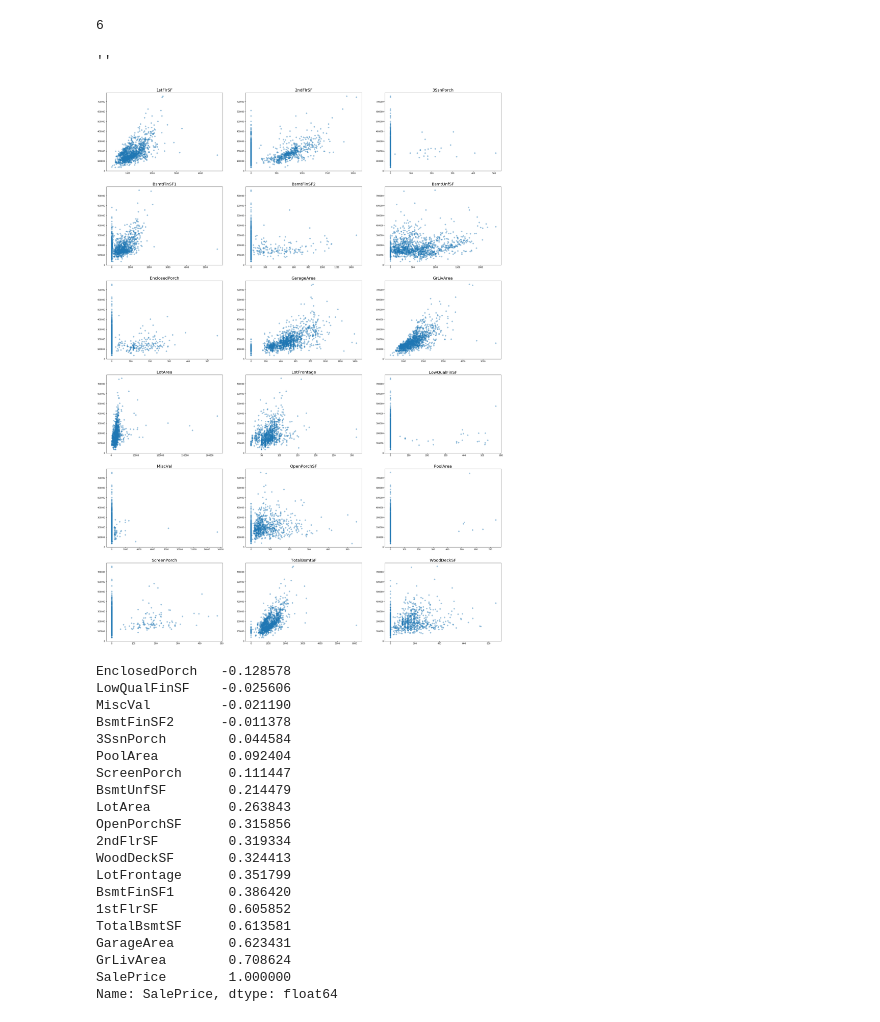
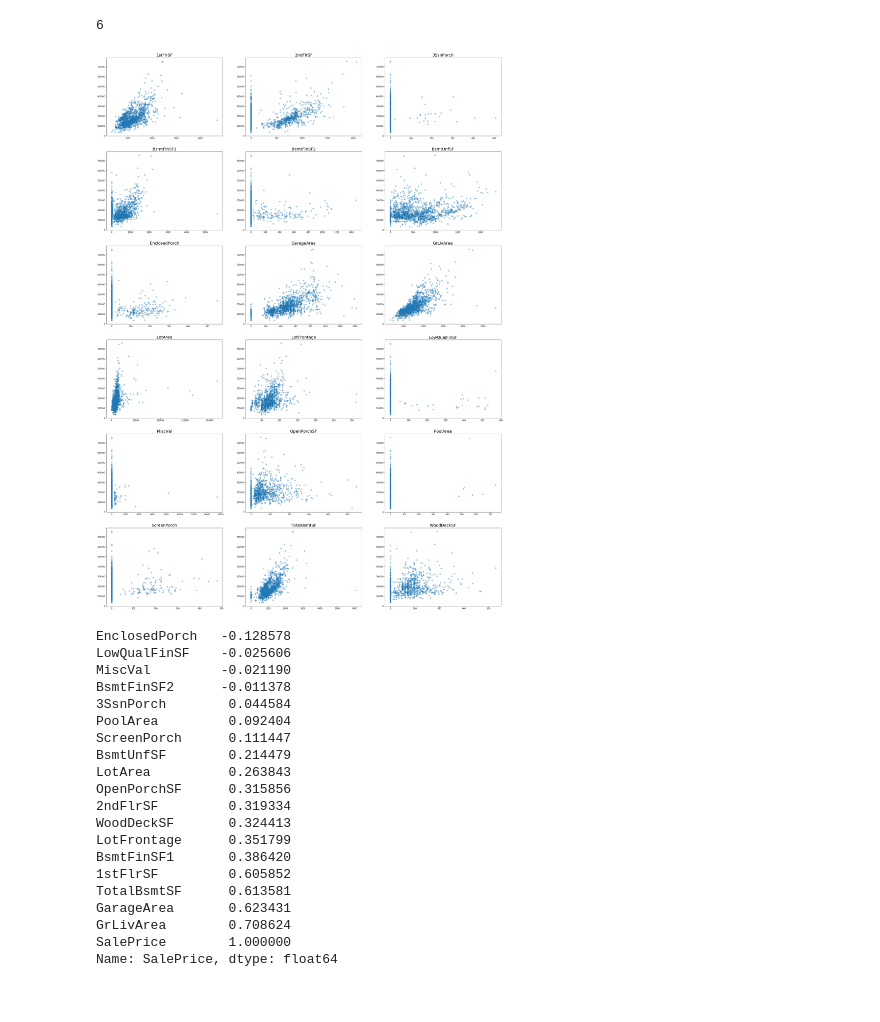
Before and after one commit to chirlas24/kaggle_HousingPricePredictor, a Jupyter notebook: HouseRate_GRN.ipynb, the cells around one changed output. Saved outputs shown, nothing was run; the diff lists cells and outputs as text; code cells hidden in the pictures.

```diff
--- a/HouseRate_GRN.ipynb
+++ b/HouseRate_GRN.ipynb
@@ -129,32 +129,25 @@ a = int(len(num_features)/3)
 a
 # %% [output]
 6
-# %%
-fig, ax = plt.subplots(a, 3, figsize=(35,50))
-
-for i, feature in enumerate(num_features):
-    if i < 3:
-        ax[0, i].scatter(train_data[feature], train_data['SalePrice'], alpha=0.4)
-        ax[0, i].set_title(feature, fontsize=20)
-    if i < 6 and i >= 3:
-        ax[1, i-3].scatter(train_data[feature], train_data['SalePrice'], alpha=0.4)
-        ax[1, i-3].set_title(feature, fontsize=20)
-    if i < 9 and i >= 6:
-        ax[2, i-6].scatter(train_data[feature], train_data['SalePrice'], alpha=0.4)
-        ax[2, i-6].set_title(feature, fontsize=20)
-    if i < 12 and i >= 9:
-        ax[3, i-9].scatter(train_data[feature], train_data['SalePrice'], alpha=0.4)
-        ax[3, i-9].set_title(feature, fontsize=20)
-    if i < 15 and i >= 12:
-        ax[4, i-12].scatter(train_data[feature], train_data['SalePrice'], alpha=0.4)
-        ax[4, i-12].set_title(feature, fontsize=20)
-    if i < 18 and i >= 15:
-        ax[5, i-15].scatter(train_data[feature], train_data['SalePrice'], alpha=0.4)
-        ax[5, i-15].set_title(feature, fontsize=20)
-;
-# %% [output]
-''
-[figure, removed]
+# %%
+import math
+def plot_cont_features(df, features_list, target_column):
+    a = len(features_list)
+    b = math.ceil(a/3)
+
+    fig, ax = plt.subplots(b, 3, figsize=(35,50))
+    n=0
+    for r in range(b):
+        for c in range(3):
+            feature = features_list[n]
+            ax[r, c].scatter(df[feature], df[target_column], alpha=0.4)
+            ax[r, c].set_title(feature, fontsize=20)
+            n += 1
+    ;
+# %%
+plot_cont_features(train_data, num_features, 'SalePrice')
+# %% [output]
+[figure, added]
 # %%
 corr_num = train_data[num_features + ['SalePrice']].corr()['SalePrice'].sort_values()
 corr_num
```
Also changed, not shown: parts of 11 cells of this notebook, 2 other files.
